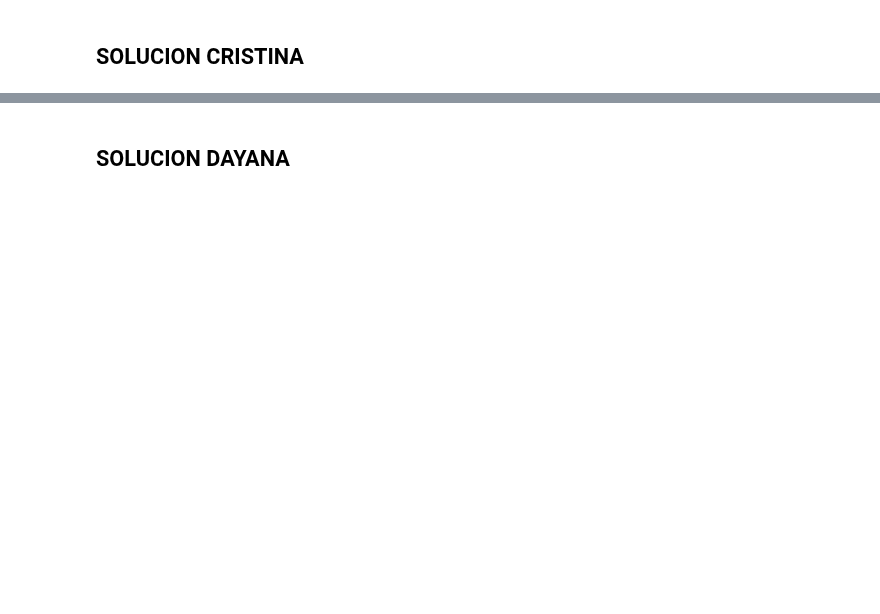
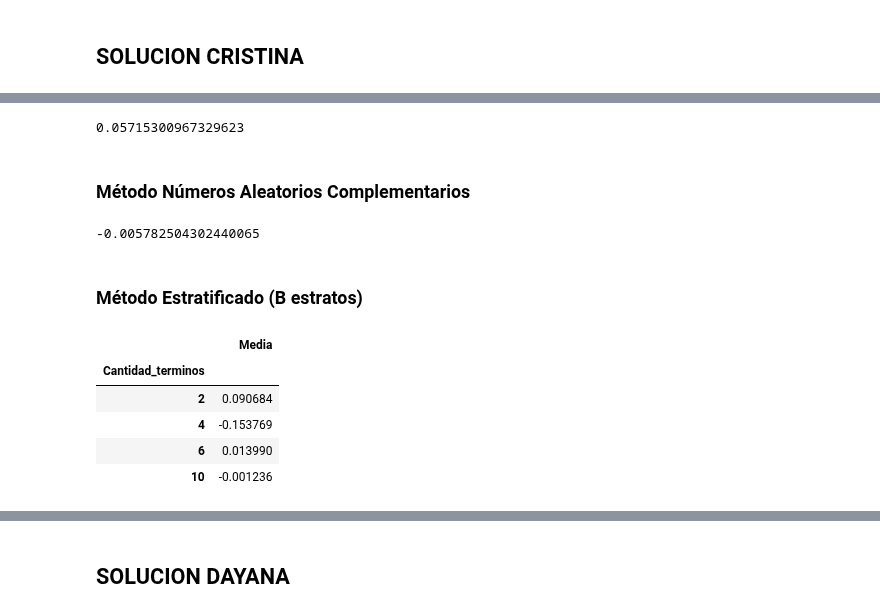
Before and after one commit to DayanaNavarro/TAREA_8, a Jupyter notebook: TAREA_8.NavarroValenciaDayana_VazquezVargasCristina.ipynb, the cells around one changed output, grey strips where cells are left out. Saved outputs shown, nothing was run; the diff lists cells and outputs as text; code cells hidden in the pictures; blank space fills up the shorter version.

```diff
--- a/TAREA_8.NavarroValenciaDayana_VazquezVargasCristina.ipynb
+++ b/TAREA_8.NavarroValenciaDayana_VazquezVargasCristina.ipynb
@@ -29,0 +31,11 @@ Además use el método de estratificación donde se divide en B estratos, visto
+# %%
+# Código de solución estudiante 1
+np.random.seed(514)
+N = 10
+
+def f_inv(u):
+    'Función inversa'
+    if u > 0.5:
+        return (2*u-1)**(1/3)
+    else:
+        return -(-2*u+1)**(1/3)
@@ -29,0 +54,32 @@ Además use el método de estratificación donde se divide en B estratos, visto
+# %%
+np.random.seed(514)
+r1 = np.random.uniform(0,0.6,3)
+r2 = np.random.uniform(0.6,0.9,3)
+r3 = np.random.uniform(0.9,1,4)
+
+r = [r1,r2,r3]
+
+w = [1/2, 1, 4]
+
+#Itero los 10 numeros aleatorios evaluados en la funcion
+aleatorios = list(map(lambda i:(list(map(f_inv,i))),r))
+
+
+#Itero con el método estratificado visto en clase
+muestras = np.concatenate(list(map(lambda wi,xi:xi/wi,np.array(w),aleatorios)))
+muestras.mean()
+# %% [output]
+0.05715300967329623
+# %% [markdown]
+### Método Números Aleatorios Complementarios
+# %%
+np.random.seed(514)
+# 3. Método números complementarios
+u2 = np.random.rand(int(N/2))
+u2_c = 1 -u1
+media_complementario = np.mean(list(map(f_inv, np.concatenate([u2, u2_c]))))
+media_complementario
+# %% [output]
+-0.005782504302440065
+# %% [markdown]
+### Método Estratificado (B estratos)
@@ -29,0 +94,25 @@ Además use el método de estratificación donde se divide en B estratos, visto
+# %%
+np.random.seed(514)
+
+#llamo la función estratificada para generar U
+b = [2,4,6,10]
+estrato_b = list(map(lambda y: estratificado(y),b))
+
+#Itero sobre dos listas una que vaya evaluando la inversa en el vector y
+#otra lista que jale cada vector generado con la función de estraificado en estrato_b
+soluciones = list(map(lambda i:list(map(lambda m:f_inv(m),i)),estrato_b))
+
+#Sacar el promedio de cada vector de soluciones
+mean = list(map(lambda x: sum(x)/len(x),soluciones))
+
+df = pd.DataFrame(index=b,columns=['Media'], dtype='float')
+df.index.name = "Cantidad_terminos"
+df.loc[b,"Media"] = mean
+df
+# %% [output]
+|  | Media |
+| Cantidad_terminos |  |
+| 2 | 0.090684 |
+| 4 | -0.153769 |
+| 6 | 0.013990 |
+| 10 | -0.001236 |
```
Also changed, not shown: parts of 11 cells of this notebook.
